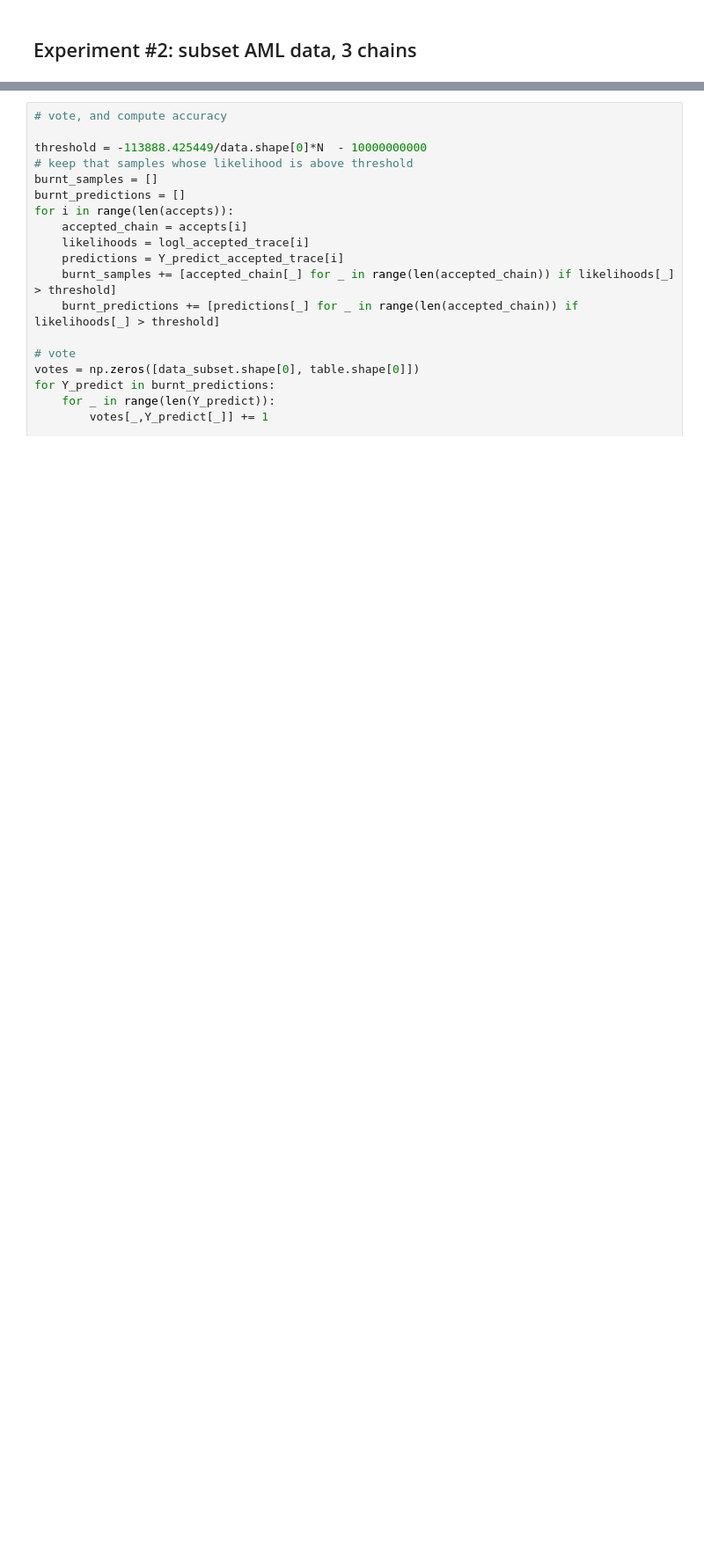
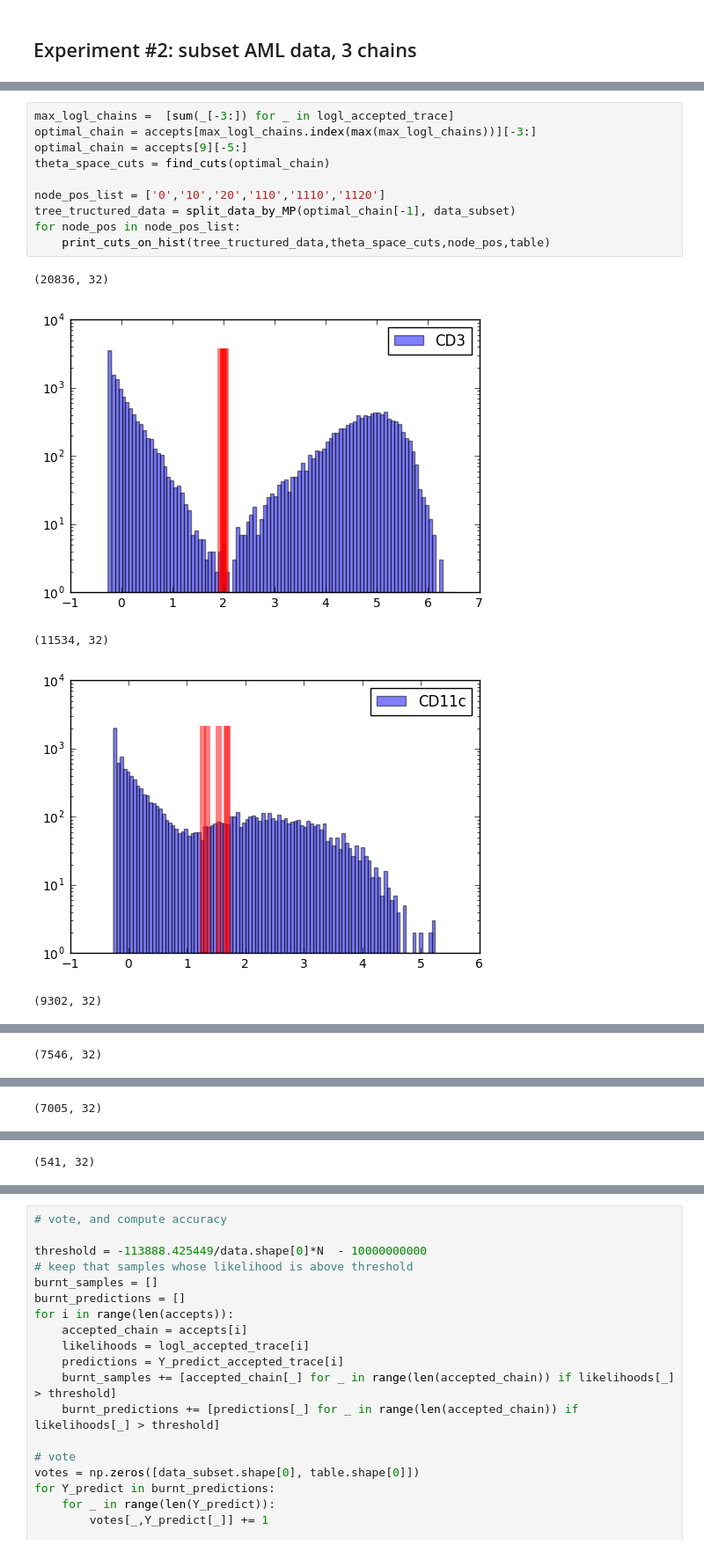
Before and after one commit to disiji/sandbox, a Jupyter notebook: fc_mondrian/Flow_Cytometry_Mondrian_Processes-AML-5k.ipynb, the cells around one changed output, grey strips where cells are left out. Shown at 88% size. Saved outputs shown, nothing was run; the diff lists cells and outputs as text; blank space fills up the shorter version.

```diff
--- a/fc_mondrian/Flow_Cytometry_Mondrian_Processes-AML-5k.ipynb
+++ b/fc_mondrian/Flow_Cytometry_Mondrian_Processes-AML-5k.ipynb
@@ -824,0 +1147,16 @@ Wall time: 44min 38s
+# %%
+max_logl_chains =  [sum(_[-3:]) for _ in logl_accepted_trace]
+optimal_chain = accepts[max_logl_chains.index(max(max_logl_chains))][-3:]
+optimal_chain = accepts[9][-5:]
+theta_space_cuts = find_cuts(optimal_chain)
+
+node_pos_list = ['0','10','20','110','1110','1120']
+tree_tructured_data = split_data_by_MP(optimal_chain[-1], data_subset)
+for node_pos in node_pos_list:
+    print_cuts_on_hist(tree_tructured_data,theta_space_cuts,node_pos,table)
+# %% [output]
+(20836, 32)
+[figure, added]
+(11534, 32)
+[figure, added]
+(9302, 32)
@@ -824,0 +1164 @@ Wall time: 44min 38s
+(7546, 32)
@@ -824,0 +1166 @@ Wall time: 44min 38s
+(7005, 32)
@@ -824,0 +1168 @@ Wall time: 44min 38s
+(541, 32)
```
Also changed, not shown: parts of 25 cells of this notebook, 16 other files.
